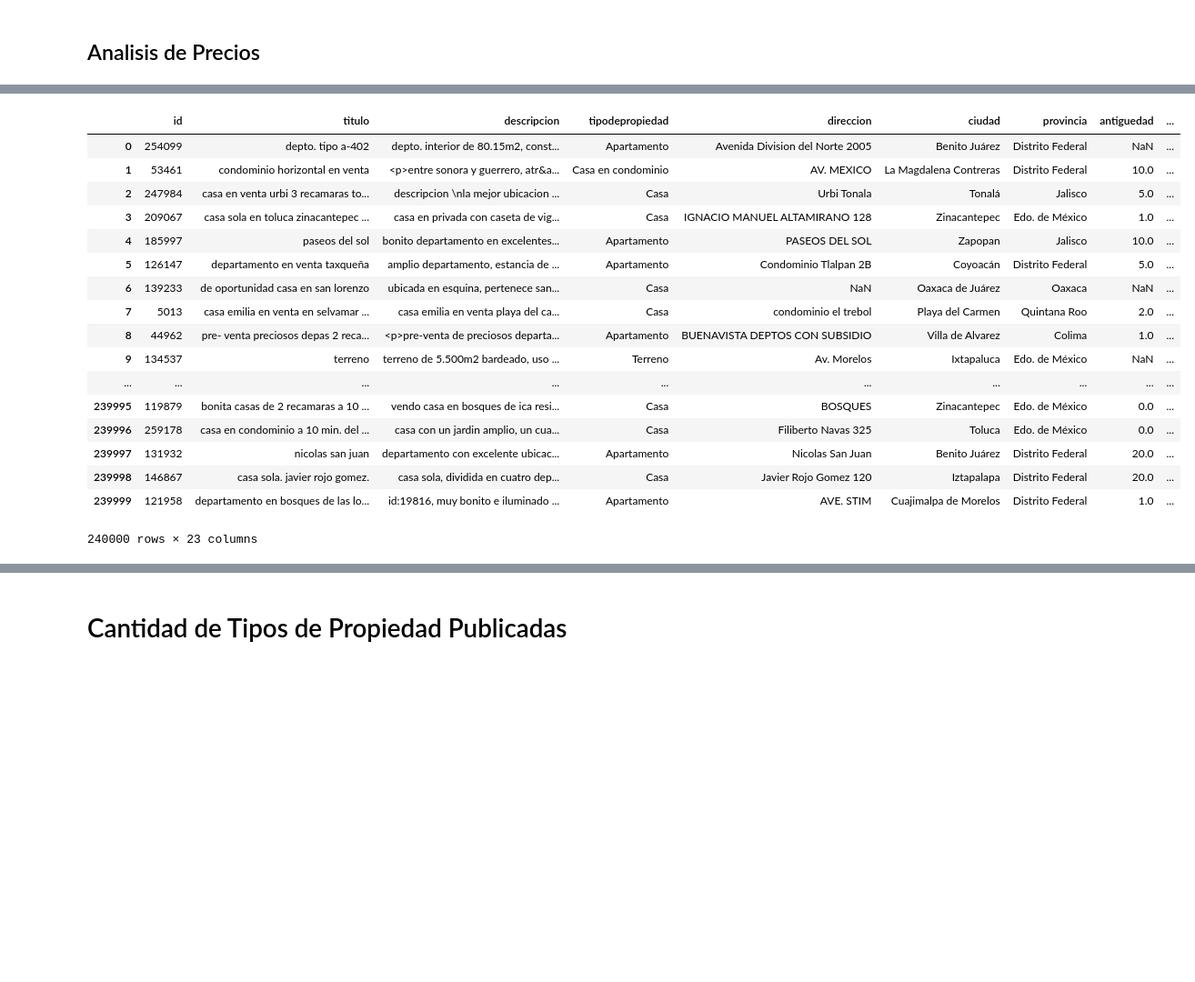
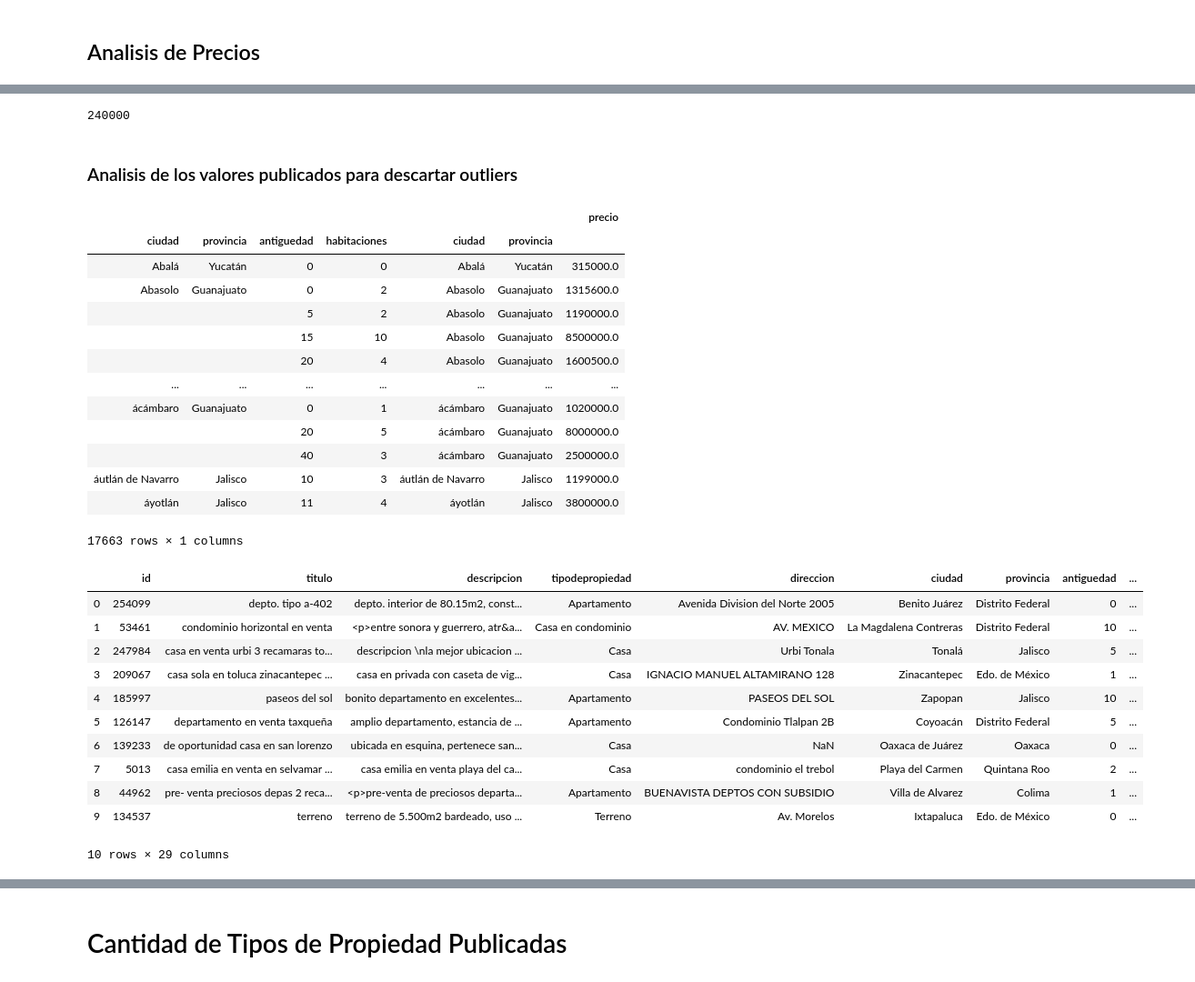
Before and after one commit to cessar5/7506_20192C, a Jupyter notebook: tp1.ipynb, the cells around one changed output, grey strips where cells are left out. Shown at 91% size. Drawn from its saved outputs; the diff is of its cells as text; code cells hidden in the pictures; blank space fills up the shorter version.

```diff
--- a/tp1.ipynb
+++ b/tp1.ipynb
@@ -107,0 +178,5 @@ print(dfZP['provincia'].unique())
+# %%
+dfZP['banos'] = dfZP['banos'].fillna(0)
+dfZP['habitaciones'] = dfZP['habitaciones'].fillna(0)
+dfZP['garages'] = dfZP['garages'].fillna(0)
+dfZP['antiguedad'] = dfZP['antiguedad'].fillna(0)
@@ -107,0 +207,18 @@ print(dfZP['provincia'].unique())
+# %%
+dfZP['precio'] = dfZP['precio'].astype(int)
+dfZP['banos'] = dfZP['banos'].astype(int)
+dfZP['habitaciones'] = dfZP['habitaciones'].astype(int)
+dfZP['garages'] = dfZP['garages'].astype(int)
+dfZP['antiguedad'] = dfZP['antiguedad'].astype(int)
+dfZP['escuelascercanas'] = dfZP['escuelascercanas'].astype(int)
+dfZP['centroscomercialescercanos'] = dfZP['centroscomercialescercanos'].astype(int)
+dfZP['gimnasio'] = dfZP['gimnasio'].astype(int)
+dfZP['usosmultiples'] = dfZP['usosmultiples'].astype(int)
+dfZP['piscina'] = dfZP['piscina'].astype(int)
+dfZP['fecha'] = pd.to_datetime(dfZP['fecha'], format='%Y-%m-%d %H:%M:%S.%f', errors='coerce')
+dfZP['fecha_YYYY'] = pd.DatetimeIndex(dfZP['fecha']).year
+dfZP['fecha_MM'] = pd.DatetimeIndex(dfZP['fecha']).month
+dfZP['fecha_DD'] = pd.DatetimeIndex(dfZP['fecha']).day
+dfZP['fecha_dayofyear'] = dfZP['fecha'].dt.dayofyear
+dfZP['fecha_dayofweek'] = dfZP['fecha'].dt.dayofweek
+dfZP['fecha_day_name'] = dfZP['fecha'].dt.day_name()
@@ -109,0 +277,6 @@ print(dfZP['provincia'].unique())
+# %%
+dfZP['precio'].value_counts(dropna=False).sum()
+# %% [output]
+240000
+# %% [markdown]
+### Analisis de los valores publicados para descartar outliers
@@ -110,23 +285,35 @@ print(dfZP['provincia'].unique())
+# %%
+dfPrecios = dfZP.groupby(['ciudad','provincia','antiguedad','habitaciones','ciudad','provincia']).mean()['precio'].to_frame()
+dfPrecios
+# %% [output]
+|  |  |  |  |  |  | precio |
+| ciudad | provincia | antiguedad | habitaciones | ciudad | provincia |  |
+| Abalá | Yucatán | 0 | 0 | Abalá | Yucatán | 315000.0 |
+| Abasolo | Guanajuato | 0 | 2 | Abasolo | Guanajuato | 1315600.0 |
+|  |  | 5 | 2 | Abasolo | Guanajuato | 1190000.0 |
+|  |  | 15 | 10 | Abasolo | Guanajuato | 8500000.0 |
+|  |  | 20 | 4 | Abasolo | Guanajuato | 1600500.0 |
+| ... | ... | ... | ... | ... | ... | ... |
+| ácámbaro | Guanajuato | 0 | 1 | ácámbaro | Guanajuato | 1020000.0 |
+|  |  | 20 | 5 | ácámbaro | Guanajuato | 8000000.0 |
+|  |  | 40 | 3 | ácámbaro | Guanajuato | 2500000.0 |
+| áutlán de Navarro | Jalisco | 10 | 3 | áutlán de Navarro | Jalisco | 1199000.0 |
+| áyotlán | Jalisco | 11 | 4 | áyotlán | Jalisco | 3800000.0 |
+17663 rows × 1 columns
 # %%
- dfZP[dfZP['precio'] > 10]
+ dfZP[dfZP['precio'] > 10].head(10)
 # %% [output]
 |  | id | titulo | descripcion | tipodepropiedad | direccion | ciudad | provincia | antiguedad | ... |
-| 0 | 254099 | depto. tipo a-402 | depto. interior de 80.15m2, const... | Apartamento | Avenida Division del Norte 2005 | Benito Juárez | Distrito Federal | NaN | ... |
-| 1 | 53461 | condominio horizontal en venta | <p>entre sonora y guerrero, atr&a... | Casa en condominio | AV. MEXICO | La Magdalena Contreras | Distrito Federal | 10.0 | ... |
-| 2 | 247984 | casa en venta urbi 3 recamaras to... | descripcion \nla mejor ubicacion ... | Casa | Urbi Tonala | Tonalá | Jalisco | 5.0 | ... |
-| 3 | 209067 | casa sola en toluca zinacantepec ... | casa en privada con caseta de vig... | Casa | IGNACIO MANUEL ALTAMIRANO 128 | Zinacantepec | Edo. de México | 1.0 | ... |
-| 4 | 185997 | paseos del sol | bonito departamento en excelentes... | Apartamento | PASEOS DEL SOL | Zapopan | Jalisco | 10.0 | ... |
-| 5 | 126147 | departamento en venta taxqueña | amplio departamento, estancia de ... | Apartamento | Condominio Tlalpan 2B | Coyoacán | Distrito Federal | 5.0 | ... |
-| 6 | 139233 | de oportunidad casa en san lorenzo | ubicada en esquina, pertenece san... | Casa | NaN | Oaxaca de Juárez | Oaxaca | NaN | ... |
-| 7 | 5013 | casa emilia en venta en selvamar ... | casa emilia en venta playa del ca... | Casa | condominio el trebol | Playa del Carmen | Quintana Roo | 2.0 | ... |
-| 8 | 44962 | pre- venta preciosos depas 2 reca... | <p>pre-venta de preciosos departa... | Apartamento | BUENAVISTA DEPTOS CON SUBSIDIO | Villa de Alvarez | Colima | 1.0 | ... |
-| 9 | 134537 | terreno | terreno de 5.500m2 bardeado, uso ... | Terreno | Av. Morelos | Ixtapaluca | Edo. de México | NaN | ... |
-| ... | ... | ... | ... | ... | ... | ... | ... | ... | ... |
-| 239995 | 119879 | bonita casas de 2 recamaras a 10 ... | vendo casa en bosques de ica resi... | Casa | BOSQUES | Zinacantepec | Edo. de México | 0.0 | ... |
-| 239996 | 259178 | casa en condominio a 10 min. del ... | casa con un jardin amplio, un cua... | Casa | Filiberto Navas 325 | Toluca | Edo. de México | 0.0 | ... |
-| 239997 | 131932 | nicolas san juan | departamento con excelente ubicac... | Apartamento | Nicolas San Juan | Benito Juárez | Distrito Federal | 20.0 | ... |
-| 239998 | 146867 | casa sola. javier rojo gomez. | casa sola, dividida en cuatro dep... | Casa | Javier Rojo Gomez 120 | Iztapalapa | Distrito Federal | 20.0 | ... |
-| 239999 | 121958 | departamento en bosques de las lo... | id:19816, muy bonito e iluminado ... | Apartamento | AVE. STIM | Cuajimalpa de Morelos | Distrito Federal | 1.0 | ... |
+| 0 | 254099 | depto. tipo a-402 | depto. interior de 80.15m2, const... | Apartamento | Avenida Division del Norte 2005 | Benito Juárez | Distrito Federal | 0 | ... |
+| 1 | 53461 | condominio horizontal en venta | <p>entre sonora y guerrero, atr&a... | Casa en condominio | AV. MEXICO | La Magdalena Contreras | Distrito Federal | 10 | ... |
+| 2 | 247984 | casa en venta urbi 3 recamaras to... | descripcion \nla mejor ubicacion ... | Casa | Urbi Tonala | Tonalá | Jalisco | 5 | ... |
+| 3 | 209067 | casa sola en toluca zinacantepec ... | casa en privada con caseta de vig... | Casa | IGNACIO MANUEL ALTAMIRANO 128 | Zinacantepec | Edo. de México | 1 | ... |
+| 4 | 185997 | paseos del sol | bonito departamento en excelentes... | Apartamento | PASEOS DEL SOL | Zapopan | Jalisco | 10 | ... |
+| 5 | 126147 | departamento en venta taxqueña | amplio departamento, estancia de ... | Apartamento | Condominio Tlalpan 2B | Coyoacán | Distrito Federal | 5 | ... |
+| 6 | 139233 | de oportunidad casa en san lorenzo | ubicada en esquina, pertenece san... | Casa | NaN | Oaxaca de Juárez | Oaxaca | 0 | ... |
+| 7 | 5013 | casa emilia en venta en selvamar ... | casa emilia en venta playa del ca... | Casa | condominio el trebol | Playa del Carmen | Quintana Roo | 2 | ... |
+| 8 | 44962 | pre- venta preciosos depas 2 reca... | <p>pre-venta de preciosos departa... | Apartamento | BUENAVISTA DEPTOS CON SUBSIDIO | Villa de Alvarez | Colima | 1 | ... |
+| 9 | 134537 | terreno | terreno de 5.500m2 bardeado, uso ... | Terreno | Av. Morelos | Ixtapaluca | Edo. de México | 0 | ... |
-240000 rows × 23 columns
+10 rows × 29 columns
 # %%
 
```
Also changed, not shown: parts of 68 cells of this notebook.
